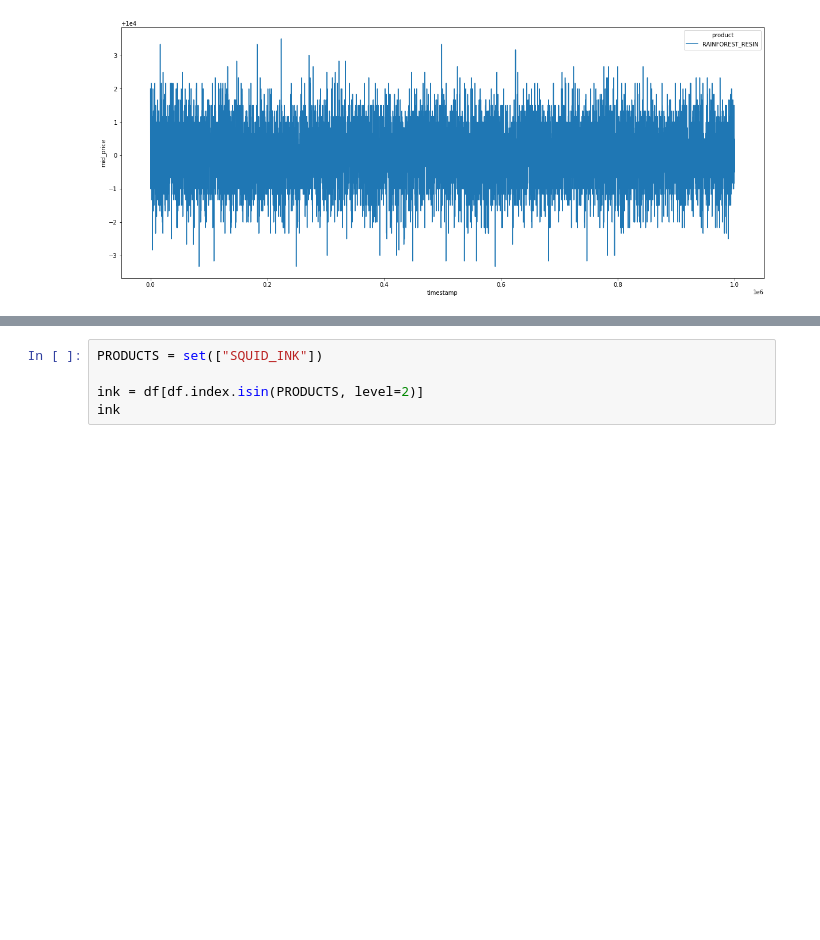
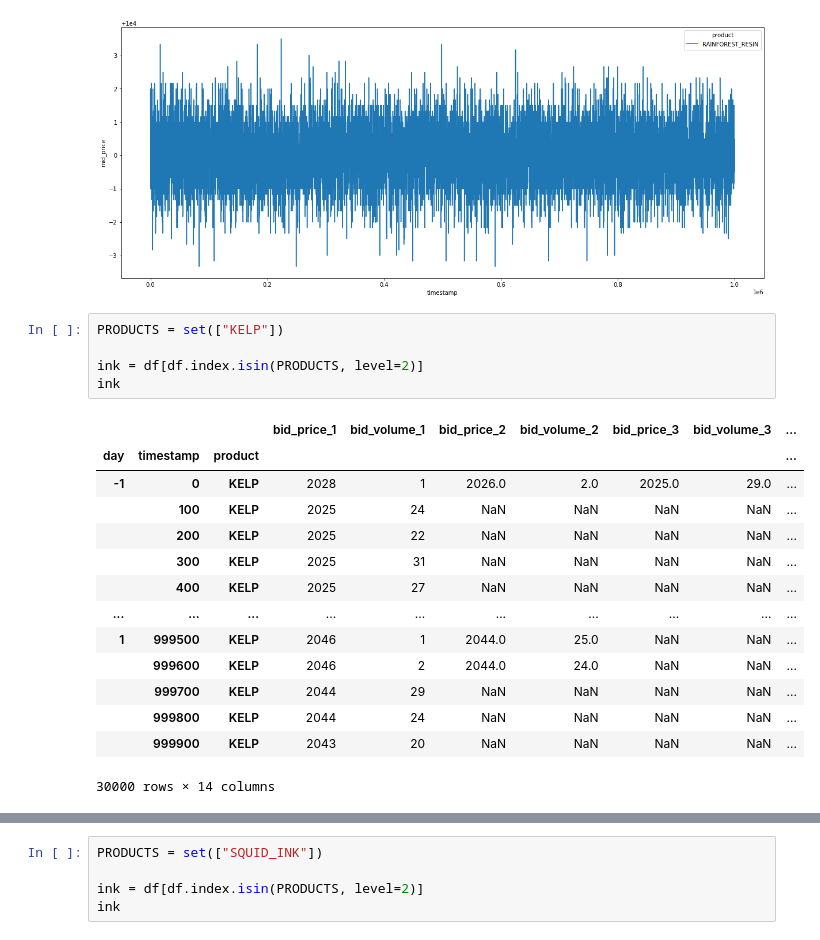
Before and after one commit to AnKhanhKiki/IMC-Trading, a Jupyter notebook: notebooks/round2_sai.ipynb, the cells around one changed output, grey strips where cells are left out. Saved outputs shown, nothing was run; the diff lists cells and outputs as text; blank space fills up the shorter version.

```diff
--- a/notebooks/round2_sai.ipynb
+++ b/notebooks/round2_sai.ipynb
@@ -89,3 +89,23 @@ sns.lineplot(ink,
 # %% [output]
 <AxesSubplot:xlabel='timestamp', ylabel='mid_price'>
 [figure]
+# %%
+PRODUCTS = set(["KELP"])
+
+ink = df[df.index.isin(PRODUCTS, level=2)]
+ink
+# %% [output]
+|  |  |  | bid_price_1 | bid_volume_1 | bid_price_2 | bid_volume_2 | bid_price_3 | bid_volume_3 | ... |
+| day | timestamp | product |  |  |  |  |  |  | ... |
+| -1 | 0 | KELP | 2028 | 1 | 2026.0 | 2.0 | 2025.0 | 29.0 | ... |
+|  | 100 | KELP | 2025 | 24 | NaN | NaN | NaN | NaN | ... |
+|  | 200 | KELP | 2025 | 22 | NaN | NaN | NaN | NaN | ... |
+|  | 300 | KELP | 2025 | 31 | NaN | NaN | NaN | NaN | ... |
+|  | 400 | KELP | 2025 | 27 | NaN | NaN | NaN | NaN | ... |
+| ... | ... | ... | ... | ... | ... | ... | ... | ... | ... |
+| 1 | 999500 | KELP | 2046 | 1 | 2044.0 | 25.0 | NaN | NaN | ... |
+|  | 999600 | KELP | 2046 | 2 | 2044.0 | 24.0 | NaN | NaN | ... |
+|  | 999700 | KELP | 2044 | 29 | NaN | NaN | NaN | NaN | ... |
+|  | 999800 | KELP | 2044 | 24 | NaN | NaN | NaN | NaN | ... |
+|  | 999900 | KELP | 2043 | 20 | NaN | NaN | NaN | NaN | ... |
+30000 rows × 14 columns
```
Also changed, not shown: parts of 3 cells of this notebook.
